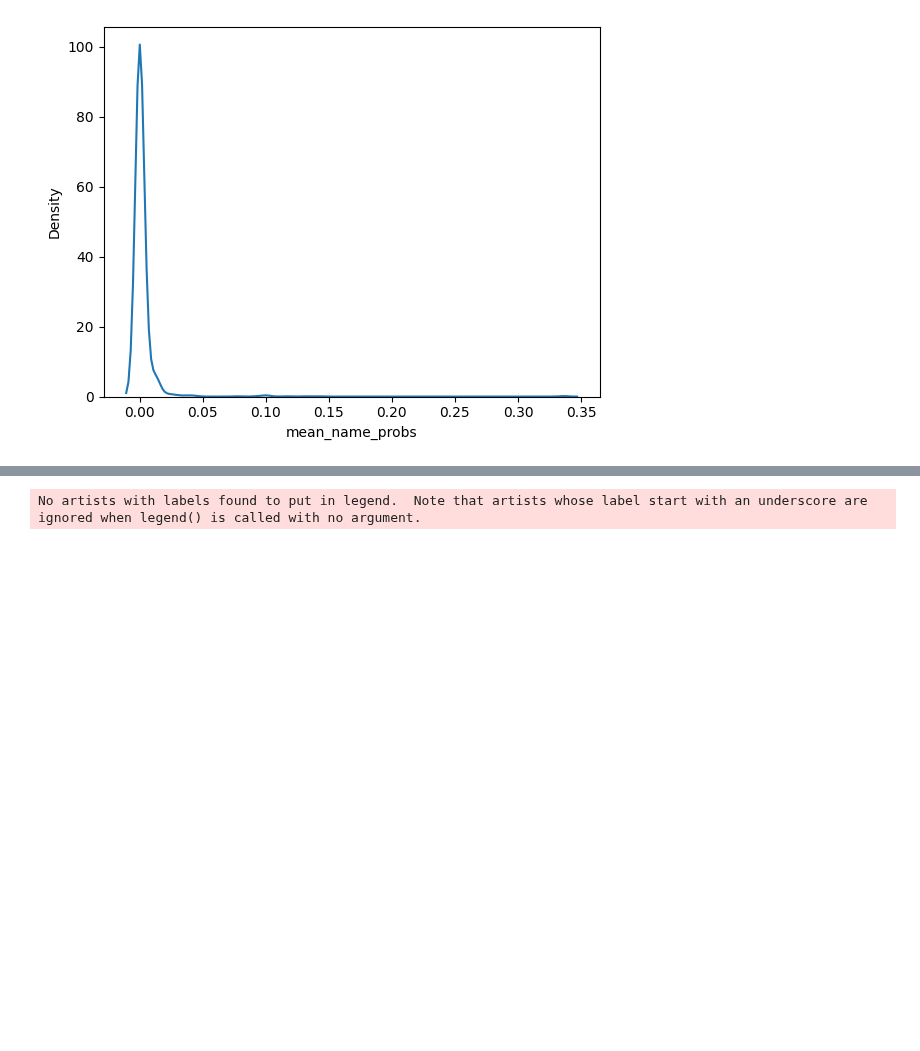
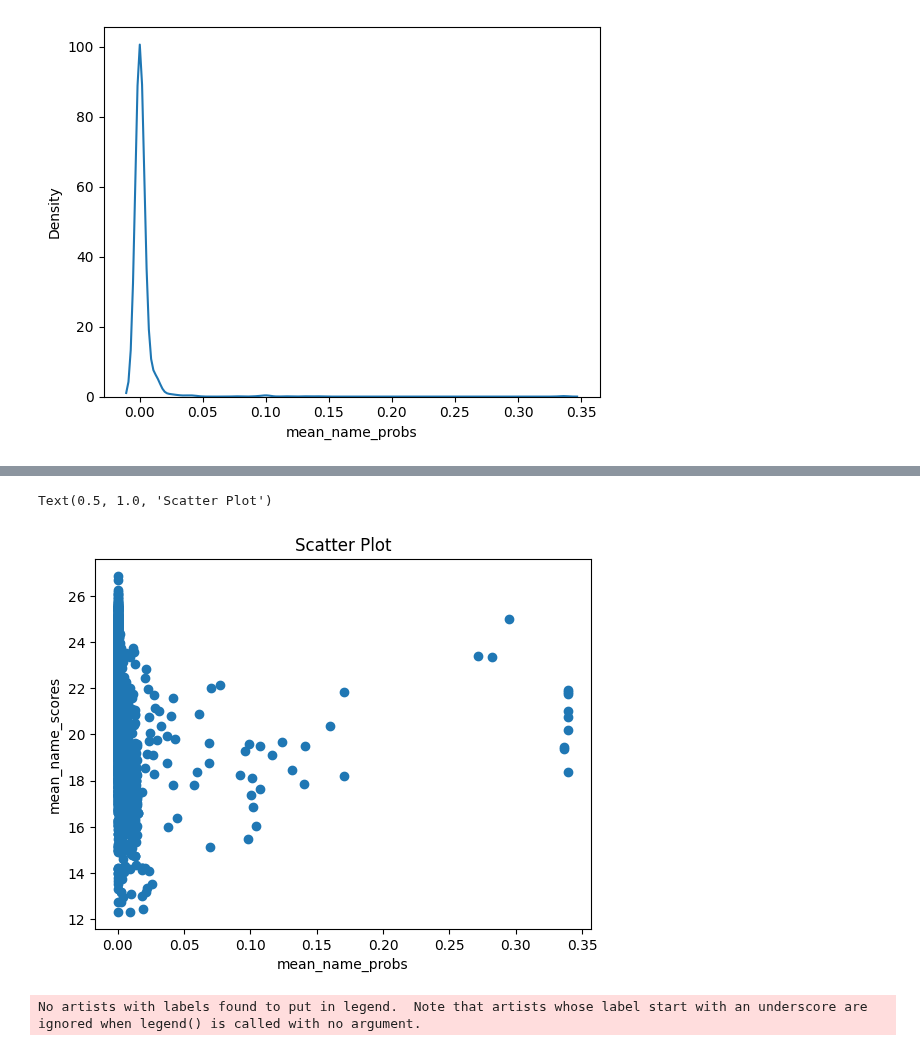
Before and after one commit to JetBrains-Research/effective-inference, a Jupyter notebook: notebooks/Untitled.ipynb, the cells around one changed output, grey strips where cells are left out. Drawn from its saved outputs; the diff is of its cells as text; code cells hidden in the pictures; blank space fills up the shorter version.

```diff
--- a/notebooks/Untitled.ipynb
+++ b/notebooks/Untitled.ipynb
@@ -402,3 +428,11 @@ next_line = pd.read_csv('/home/sasha/effective-inference/clean_naming/next_line_
+# %%
+plt.scatter(next_line['mean_name_probs'], next_line['mean_name_scores'])
+plt.xlabel('mean_name_probs')  # Optional: Naming the x-axis
+plt.ylabel('mean_name_scores')  # Optional: Naming the y-axis
+plt.title('Scatter Plot')  # Optional: Adding a title
+# %% [output]
+Text(0.5, 1.0, 'Scatter Plot')
+[figure, added]
 # %%
 categories = ['Original', 'GPT generated', 'Numerical', 'Translit']
 
```
Also changed, not shown: parts of 22 cells of this notebook, 5 other files.
